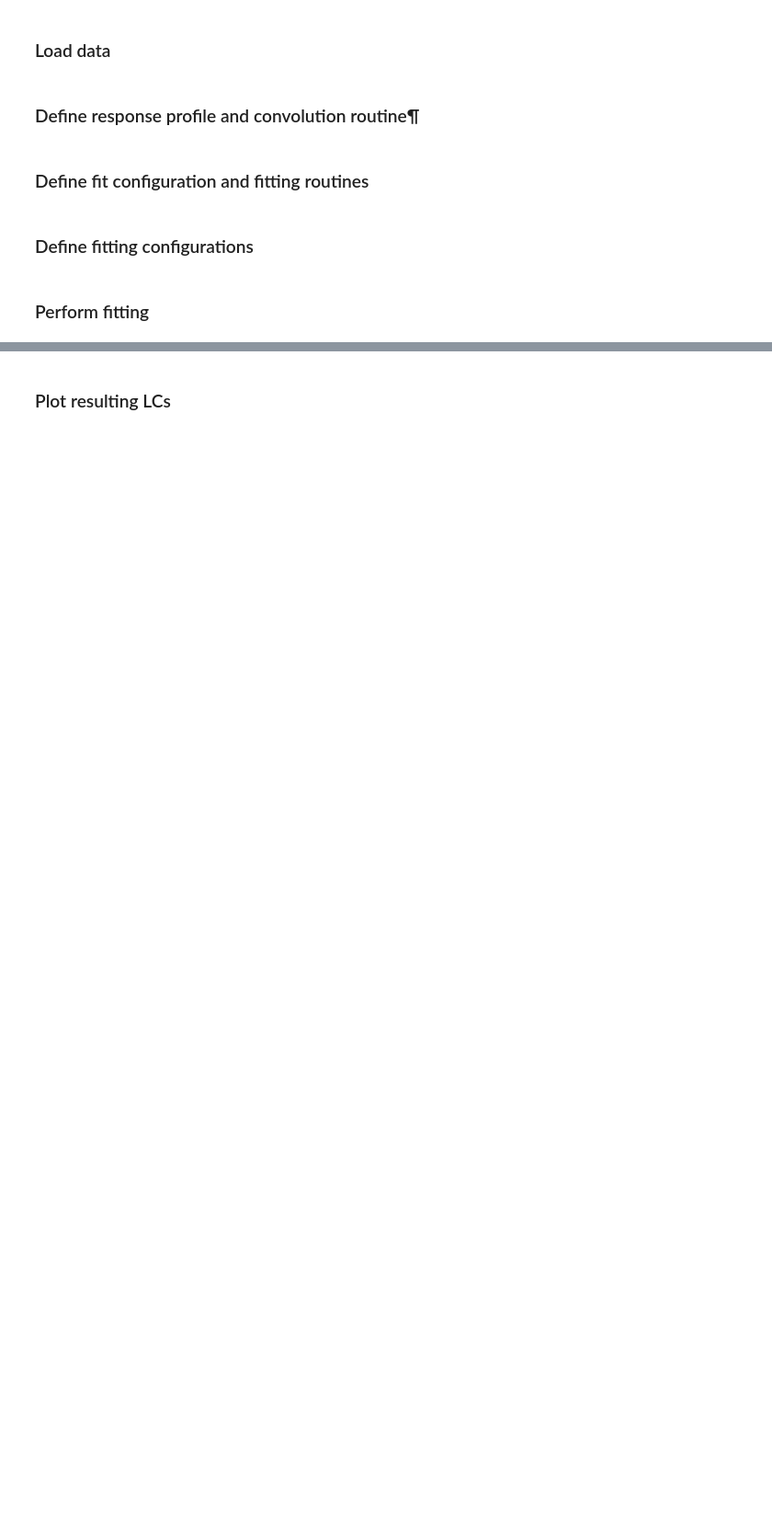
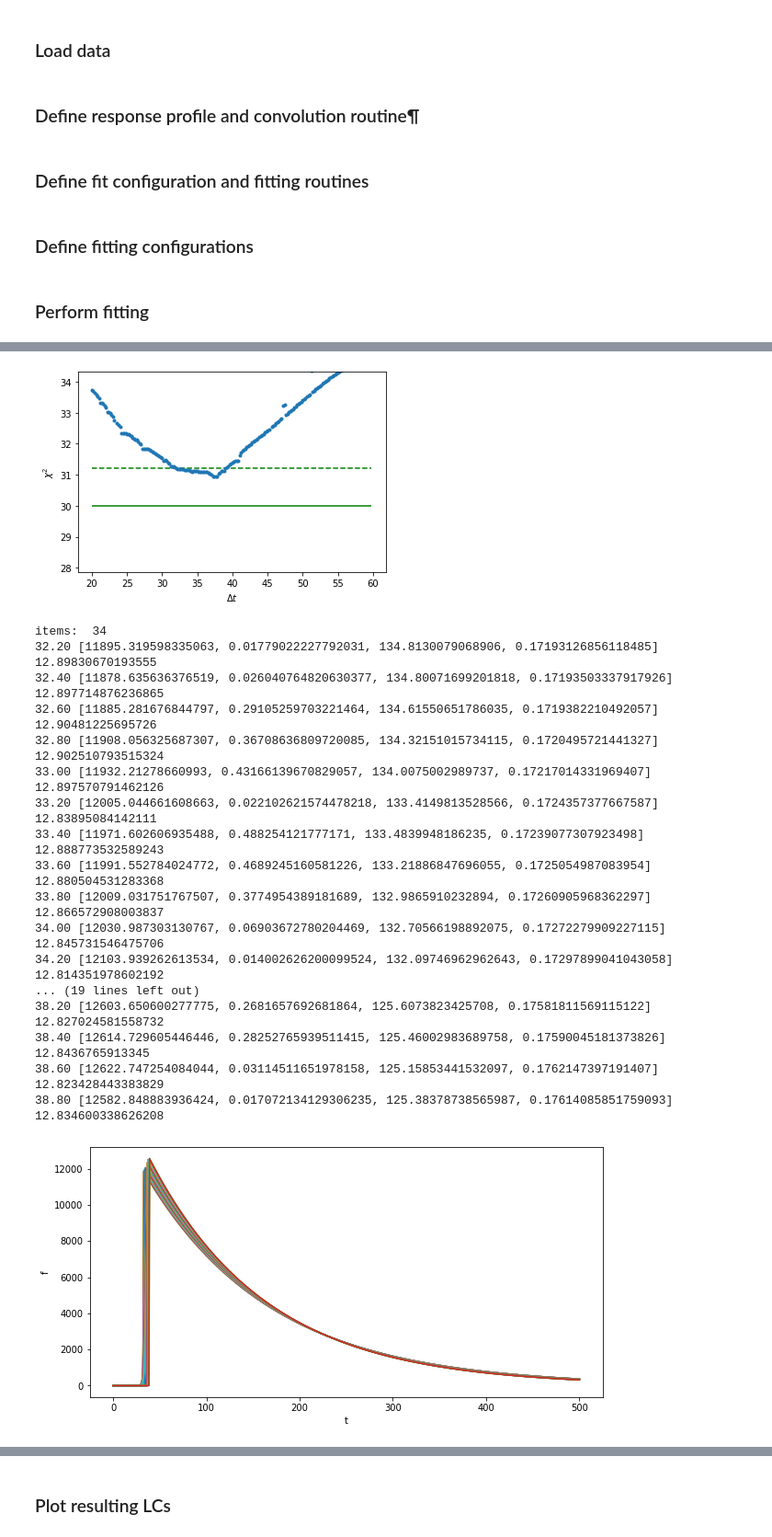
Before and after one commit to andreatramacere/adiabatic_exp_radio_gamma_delay, a Jupyter notebook: radio_gev_data_and_analysis/processing_mrk421.ipynb, the cells around one changed output, grey strips where cells are left out. Shown at 92% size. Cells and saved outputs as stored; diff of their text form; code cells hidden in the pictures; blank space fills up the shorter version.

```diff
--- a/radio_gev_data_and_analysis/processing_mrk421.ipynb
+++ b/radio_gev_data_and_analysis/processing_mrk421.ipynb
@@ -213,0 +263,59 @@ con_plot = prepare_fit(gev_mrk421, radio_mrk421, bin_size=1, fit_roi=mrk421_plot
+# %%
+data = res_7d
+min_chi2dof, max_chi2dof = 30.0, 31.2
+ts, xs, fun = np.array([i[0] for i in data]), np.array([i[1].x for i in data]), np.array([i[1].fun for i in data])
+plot_y_limits = [0.9*np.min(fun), 1.1*max_chi2dof]
+
+plt.plot(ts, fun, '.')
+plt.hlines(max_chi2dof, np.min(ts), np.max(ts), color='green', linestyle='dashed')
+plt.hlines(min_chi2dof, np.min(ts), np.max(ts), color='green', linestyle='solid')
+plt.ylim(plot_y_limits)
+plt.xlabel("$\Delta t$")
+plt.ylabel("$\chi^2$")
+plt.show()
+
+bf_params = xs[fun > min_chi2dof][np.argmin(fun[fun > min_chi2dof])]
+bf_delta_t = ts[fun > min_chi2dof][np.argmin(fun[fun > min_chi2dof])]
+
+m = np.logical_and(fun >= min_chi2dof, fun <= max_chi2dof)
+xs, ts = xs[m], ts[m]
+_f = fun[m]
+print("items: ", len(xs))
+fig = plt.figure(figsize=(10, 5))
+x = np.linspace(0, 500, 1000)
+for t, f, v in zip(ts, _f, xs):
+    #params = list(v) + [t]
+    #const_flux = 0
+    #const_flux_present=False
+    params = list(v[:-1]) + [t]
+    const_flux = v[-1]
+    const_flux_present=True
+    plt.plot(x, profile_st(x, *params) + const_flux, '-')
+    xi2 = get_fit(v, con_f1d, profile_st, t, const_flux_present, all_uncertainties=True)
+    print("%.2f" % t, list(v), xi2)
+plt.xlabel("t")
+plt.ylabel("f")
+plt.show()
+
+print("Best fit parameters: ", list(bf_params))
+print("Delta t: ", bf_delta_t)
+# %% [output]
+[figure, added]
+items:  34
+32.20 [11895.319598335063, 0.01779022227792031, 134.8130079068906, 0.17193126856118485] 12.89830670193555
+32.40 [11878.635636376519, 0.026040764820630377, 134.80071699201818, 0.17193503337917926] 12.897714876236865
+32.60 [11885.281676844797, 0.29105259703221464, 134.61550651786035, 0.1719382210492057] 12.90481225695726
+32.80 [11908.056325687307, 0.36708636809720085, 134.32151015734115, 0.1720495721441327] 12.902510793515324
+33.00 [11932.21278660993, 0.43166139670829057, 134.0075002989737, 0.17217014331969407] 12.897570791462126
+33.20 [12005.044661608663, 0.022102621574478218, 133.4149813528566, 0.1724357377667587] 12.83895084142111
+33.40 [11971.602606935488, 0.488254121777171, 133.4839948186235, 0.17239077307923498] 12.888773532589243
+33.60 [11991.552784024772, 0.4689245160581226, 133.21886847696055, 0.1725054987083954] 12.880504531283368
+33.80 [12009.031751767507, 0.3774954389181689, 132.9865910232894, 0.17260905968362297] 12.866572908003837
+34.00 [12030.987303130767, 0.06903672780204469, 132.70566198892075, 0.17272279909227115] 12.845731546475706
+34.20 [12103.939262613534, 0.014002626200099524, 132.09746962962643, 0.17297899041043058] 12.814351978602192
+... (19 lines left out)
+38.20 [12603.650600277775, 0.2681657692681864, 125.6073823425708, 0.17581811569115122] 12.827024581558732
+38.40 [12614.729605446446, 0.28252765939511415, 125.46002983689758, 0.17590045181373826] 12.8436765913345
+38.60 [12622.747254084044, 0.03114511651978158, 125.15853441532097, 0.1762147397191407] 12.823428443383829
+38.80 [12582.848883936424, 0.017072134129306235, 125.38378738565987, 0.17614085851759093] 12.834600338626208
+[figure, added]
```
Also changed, not shown: parts of 6 cells of this notebook, 2 other files.
